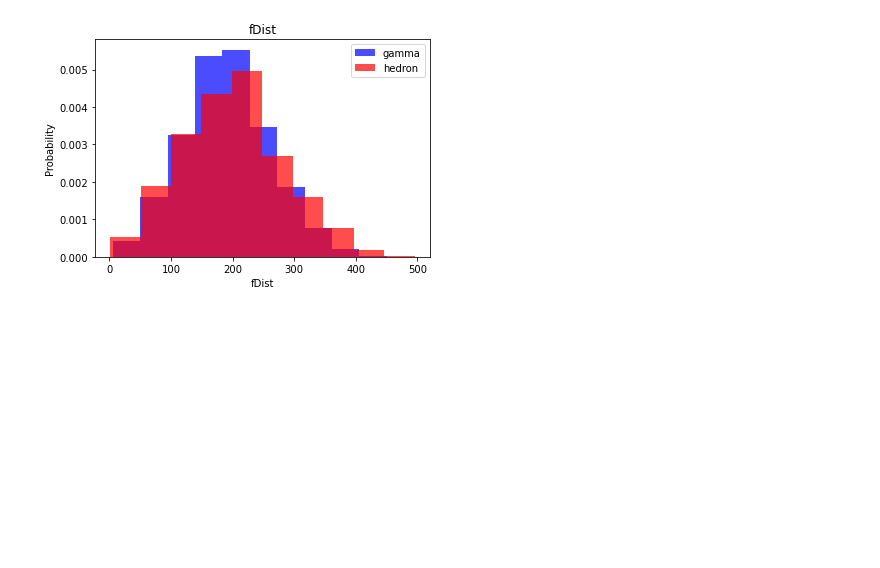
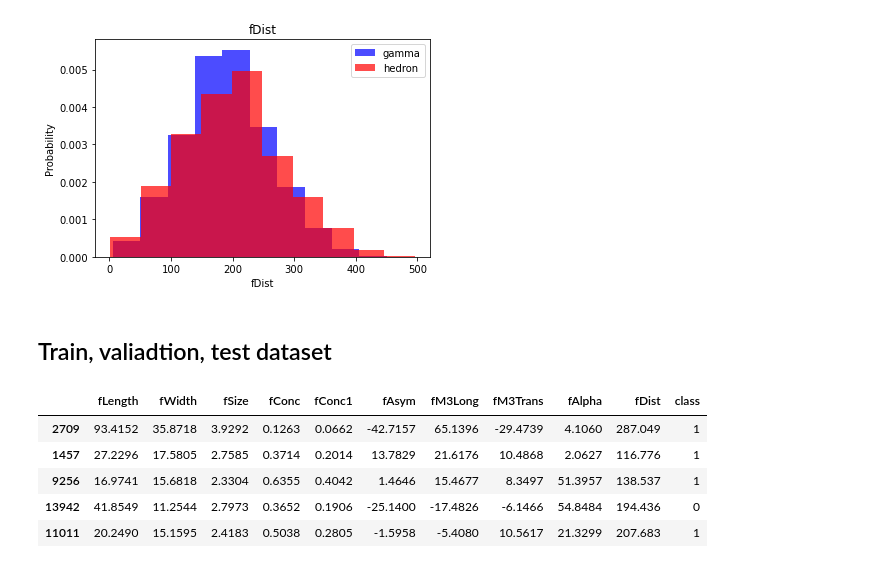
Before and after one commit to masete/ml-for-everyone, a Jupyter notebook: file1.ipynb, the cells around one changed output. Cells and saved outputs as stored; diff of their text form; code cells hidden in the pictures; blank space fills up the shorter version.

```diff
--- a/file1.ipynb
+++ b/file1.ipynb
@@ -45,3 +46,7 @@ for label in cols[:-1]:
 [figure]
 [figure]
 [figure]
+# %% [markdown]
+## Train, valiadtion, test dataset
+# %%
+train,valid,test = np.split(data.sample(frac=1), [int(0.6*len(data)), int(0.8*len(data))])
@@ -47,0 +66,9 @@ for label in cols[:-1]:
+# %%
+train.head()
+# %% [output]
+|  | fLength | fWidth | fSize | fConc | fConc1 | fAsym | fM3Long | fM3Trans | fAlpha | fDist | class |
+| 2709 | 93.4152 | 35.8718 | 3.9292 | 0.1263 | 0.0662 | -42.7157 | 65.1396 | -29.4739 | 4.1060 | 287.049 | 1 |
+| 1457 | 27.2296 | 17.5805 | 2.7585 | 0.3714 | 0.2014 | 13.7829 | 21.6176 | 10.4868 | 2.0627 | 116.776 | 1 |
+| 9256 | 16.9741 | 15.6818 | 2.3304 | 0.6355 | 0.4042 | 1.4646 | 15.4677 | 8.3497 | 51.3957 | 138.537 | 1 |
+| 13942 | 41.8549 | 11.2544 | 2.7973 | 0.3652 | 0.1906 | -25.1400 | -17.4826 | -6.1466 | 54.8484 | 194.436 | 0 |
+| 11011 | 20.2490 | 15.1595 | 2.4183 | 0.5038 | 0.2805 | -1.5958 | -5.4080 | 10.5617 | 21.3299 | 207.683 | 1 |
```
Also changed, not shown: parts of 3 cells of this notebook.
